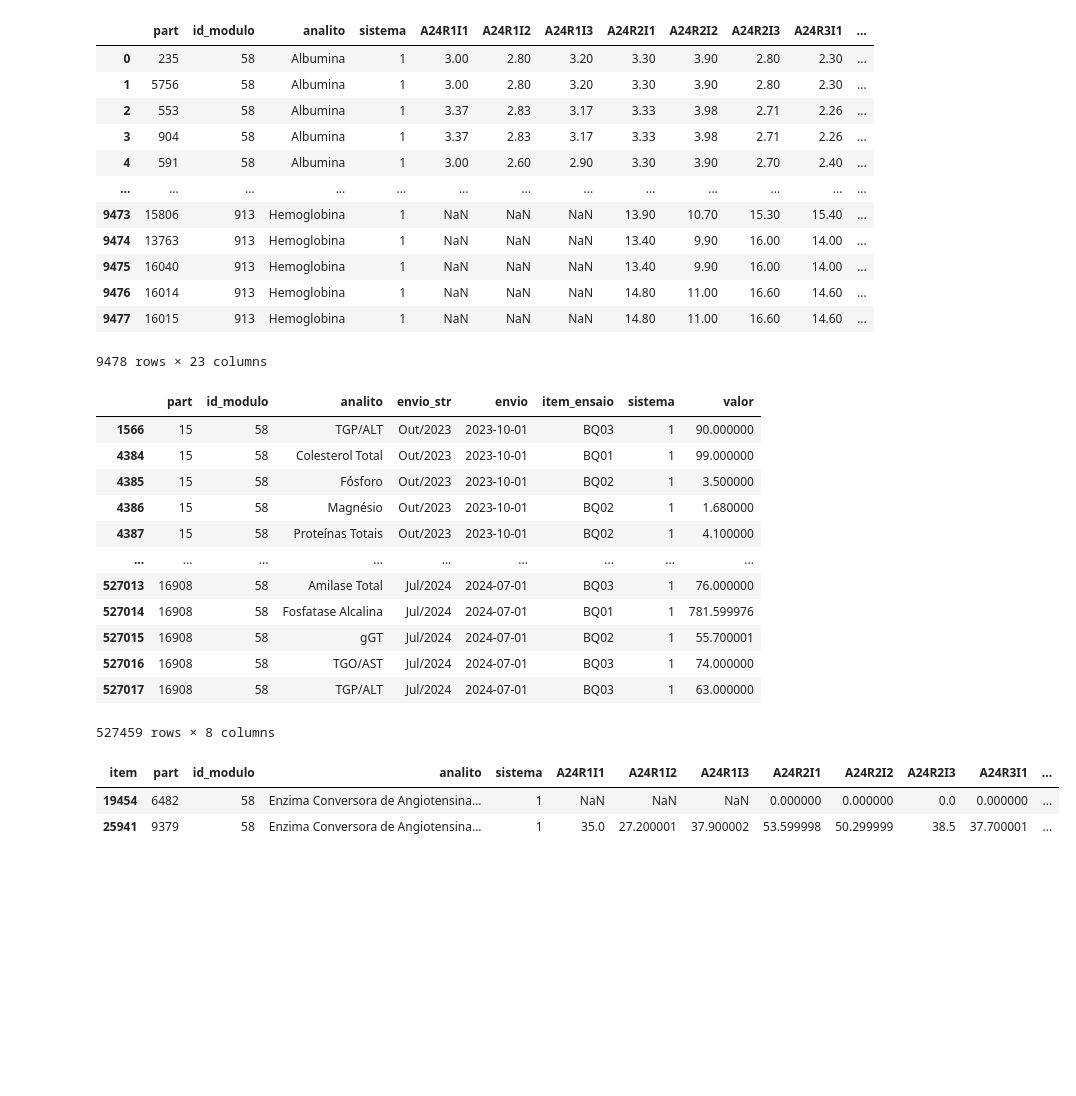
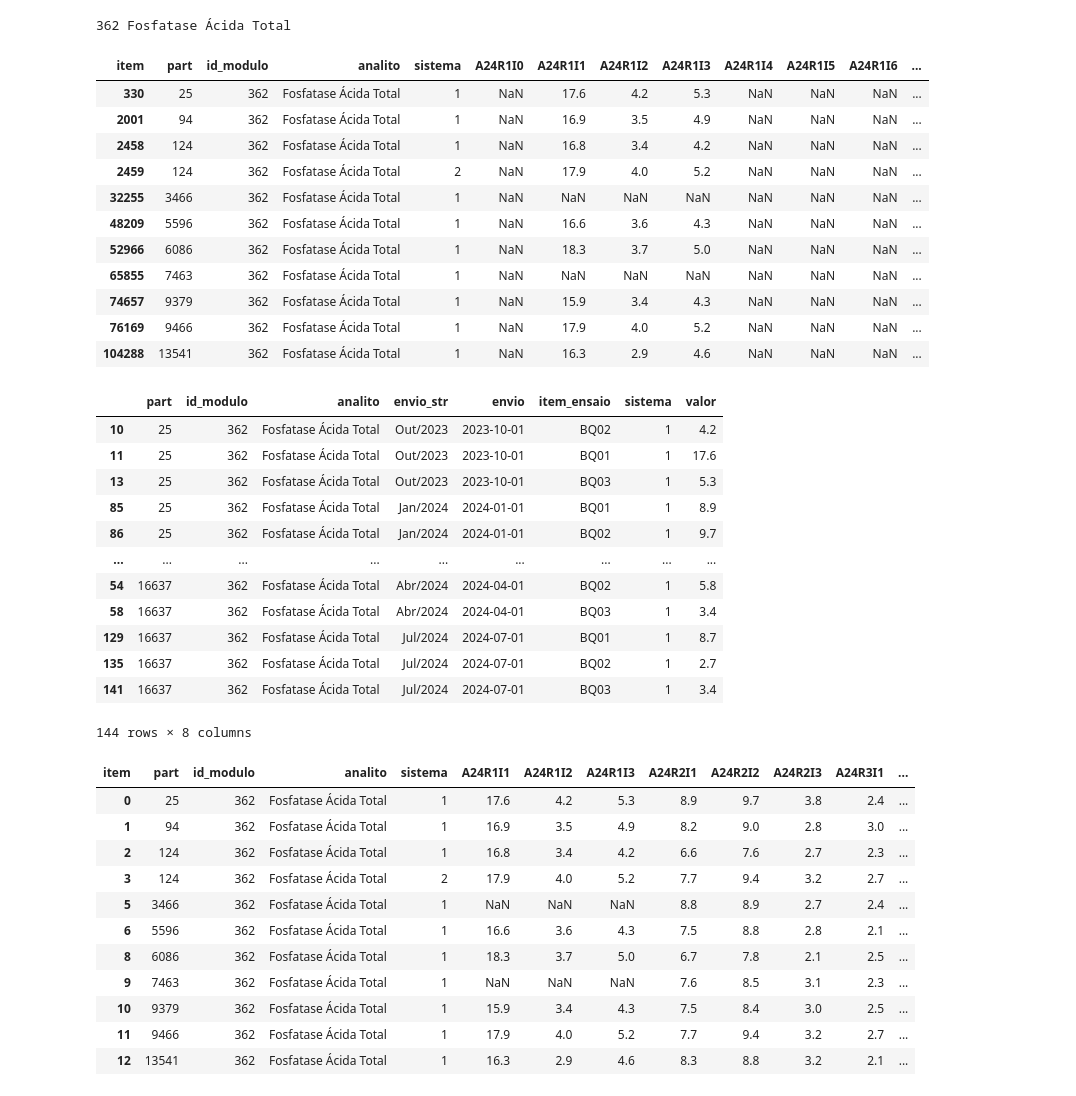
Before and after one commit to BrunoSantos14/Estudo-Colusao, a Jupyter notebook: teste.ipynb, the cells around one changed output. Saved outputs shown, nothing was run; the diff lists cells and outputs as text; code cells hidden in the pictures; blank space fills up the shorter version.

```diff
--- a/teste.ipynb
+++ b/teste.ipynb
@@ -6,23 +6,23 @@ from estudo import Estudo
 
 Estudo(
     ano = 2024,
-    id_modulo = [58],
+    id_modulo = None,
     analito = None
 ).run()
 # %% [output]
+362 Fosfatase Ácida Total
-|  | part | id_modulo | analito | sistema | A24R1I1 | A24R1I2 | A24R1I3 | A24R2I1 | A24R2I2 | A24R2I3 | A24R3I1 | ... |
-| 0 | 235 | 58 | Albumina | 1 | 3.00 | 2.80 | 3.20 | 3.30 | 3.90 | 2.80 | 2.30 | ... |
-| 1 | 5756 | 58 | Albumina | 1 | 3.00 | 2.80 | 3.20 | 3.30 | 3.90 | 2.80 | 2.30 | ... |
-| 2 | 553 | 58 | Albumina | 1 | 3.37 | 2.83 | 3.17 | 3.33 | 3.98 | 2.71 | 2.26 | ... |
-| 3 | 904 | 58 | Albumina | 1 | 3.37 | 2.83 | 3.17 | 3.33 | 3.98 | 2.71 | 2.26 | ... |
-| 4 | 591 | 58 | Albumina | 1 | 3.00 | 2.60 | 2.90 | 3.30 | 3.90 | 2.70 | 2.40 | ... |
-| ... | ... | ... | ... | ... | ... | ... | ... | ... | ... | ... | ... | ... |
-| 9473 | 15806 | 913 | Hemoglobina | 1 | NaN | NaN | NaN | 13.90 | 10.70 | 15.30 | 15.40 | ... |
-| 9474 | 13763 | 913 | Hemoglobina | 1 | NaN | NaN | NaN | 13.40 | 9.90 | 16.00 | 14.00 | ... |
-| 9475 | 16040 | 913 | Hemoglobina | 1 | NaN | NaN | NaN | 13.40 | 9.90 | 16.00 | 14.00 | ... |
-| 9476 | 16014 | 913 | Hemoglobina | 1 | NaN | NaN | NaN | 14.80 | 11.00 | 16.60 | 14.60 | ... |
-| 9477 | 16015 | 913 | Hemoglobina | 1 | NaN | NaN | NaN | 14.80 | 11.00 | 16.60 | 14.60 | ... |
+| item | part | id_modulo | analito | sistema | A24R1I0 | A24R1I1 | A24R1I2 | A24R1I3 | A24R1I4 | A24R1I5 | A24R1I6 | ... |
+| 330 | 25 | 362 | Fosfatase Ácida Total | 1 | NaN | 17.6 | 4.2 | 5.3 | NaN | NaN | NaN | ... |
+| 2001 | 94 | 362 | Fosfatase Ácida Total | 1 | NaN | 16.9 | 3.5 | 4.9 | NaN | NaN | NaN | ... |
+| 2458 | 124 | 362 | Fosfatase Ácida Total | 1 | NaN | 16.8 | 3.4 | 4.2 | NaN | NaN | NaN | ... |
+| 2459 | 124 | 362 | Fosfatase Ácida Total | 2 | NaN | 17.9 | 4.0 | 5.2 | NaN | NaN | NaN | ... |
+| 32255 | 3466 | 362 | Fosfatase Ácida Total | 1 | NaN | NaN | NaN | NaN | NaN | NaN | NaN | ... |
+| 48209 | 5596 | 362 | Fosfatase Ácida Total | 1 | NaN | 16.6 | 3.6 | 4.3 | NaN | NaN | NaN | ... |
+| 52966 | 6086 | 362 | Fosfatase Ácida Total | 1 | NaN | 18.3 | 3.7 | 5.0 | NaN | NaN | NaN | ... |
+| 65855 | 7463 | 362 | Fosfatase Ácida Total | 1 | NaN | NaN | NaN | NaN | NaN | NaN | NaN | ... |
+| 74657 | 9379 | 362 | Fosfatase Ácida Total | 1 | NaN | 15.9 | 3.4 | 4.3 | NaN | NaN | NaN | ... |
+| 76169 | 9466 | 362 | Fosfatase Ácida Total | 1 | NaN | 17.9 | 4.0 | 5.2 | NaN | NaN | NaN | ... |
+| 104288 | 13541 | 362 | Fosfatase Ácida Total | 1 | NaN | 16.3 | 2.9 | 4.6 | NaN | NaN | NaN | ... |
-9478 rows × 23 columns
 # %%
 from utils import Data
 
@@ -31,29 +31,38 @@ data = Data()
 # parceiros = data.get_parceiros()
 # modulos = data.get_modulos()
 # %%
-df = data.get_data(ano = 2024, id_modulo = [58], analito = None)
+df = data.get_data(ano = 2024, id_modulo = [362], analito = ['Fosfatase Ácida Total'])
 df.sort_values(['part','envio'])
 # %% [output]
 |  | part | id_modulo | analito | envio_str | envio | item_ensaio | sistema | valor |
-| 1566 | 15 | 58 | TGP/ALT | Out/2023 | 2023-10-01 | BQ03 | 1 | 90.000000 |
-| 4384 | 15 | 58 | Colesterol Total | Out/2023 | 2023-10-01 | BQ01 | 1 | 99.000000 |
-| 4385 | 15 | 58 | Fósforo | Out/2023 | 2023-10-01 | BQ02 | 1 | 3.500000 |
-| 4386 | 15 | 58 | Magnésio | Out/2023 | 2023-10-01 | BQ02 | 1 | 1.680000 |
-| 4387 | 15 | 58 | Proteínas Totais | Out/2023 | 2023-10-01 | BQ02 | 1 | 4.100000 |
+| 10 | 25 | 362 | Fosfatase Ácida Total | Out/2023 | 2023-10-01 | BQ02 | 1 | 4.2 |
+| 11 | 25 | 362 | Fosfatase Ácida Total | Out/2023 | 2023-10-01 | BQ01 | 1 | 17.6 |
+| 13 | 25 | 362 | Fosfatase Ácida Total | Out/2023 | 2023-10-01 | BQ03 | 1 | 5.3 |
+| 85 | 25 | 362 | Fosfatase Ácida Total | Jan/2024 | 2024-01-01 | BQ01 | 1 | 8.9 |
+| 86 | 25 | 362 | Fosfatase Ácida Total | Jan/2024 | 2024-01-01 | BQ02 | 1 | 9.7 |
 | ... | ... | ... | ... | ... | ... | ... | ... | ... |
-| 527013 | 16908 | 58 | Amilase Total | Jul/2024 | 2024-07-01 | BQ03 | 1 | 76.000000 |
-| 527014 | 16908 | 58 | Fosfatase Alcalina | Jul/2024 | 2024-07-01 | BQ01 | 1 | 781.599976 |
-| 527015 | 16908 | 58 | gGT | Jul/2024 | 2024-07-01 | BQ02 | 1 | 55.700001 |
-| 527016 | 16908 | 58 | TGO/AST | Jul/2024 | 2024-07-01 | BQ03 | 1 | 74.000000 |
-| 527017 | 16908 | 58 | TGP/ALT | Jul/2024 | 2024-07-01 | BQ03 | 1 | 63.000000 |
+| 54 | 16637 | 362 | Fosfatase Ácida Total | Abr/2024 | 2024-04-01 | BQ02 | 1 | 5.8 |
+| 58 | 16637 | 362 | Fosfatase Ácida Total | Abr/2024 | 2024-04-01 | BQ03 | 1 | 3.4 |
+| 129 | 16637 | 362 | Fosfatase Ácida Total | Jul/2024 | 2024-07-01 | BQ01 | 1 | 8.7 |
+| 135 | 16637 | 362 | Fosfatase Ácida Total | Jul/2024 | 2024-07-01 | BQ02 | 1 | 2.7 |
+| 141 | 16637 | 362 | Fosfatase Ácida Total | Jul/2024 | 2024-07-01 | BQ03 | 1 | 3.4 |
-527459 rows × 8 columns
+144 rows × 8 columns
 # %%
 from utils import PreProcessamento
 
 prepross = PreProcessamento(df)
-df_tratado = prepross.get_data().query('analito=="Enzima Conversora de Angiotensina (ECA)"')
+df_tratado = prepross.get_data()
 df_tratado
 # %% [output]
 | item | part | id_modulo | analito | sistema | A24R1I1 | A24R1I2 | A24R1I3 | A24R2I1 | A24R2I2 | A24R2I3 | A24R3I1 | ... |
-| 19454 | 6482 | 58 | Enzima Conversora de Angiotensina... | 1 | NaN | NaN | NaN | 0.000000 | 0.000000 | 0.0 | 0.000000 | ... |
-| 25941 | 9379 | 58 | Enzima Conversora de Angiotensina... | 1 | 35.0 | 27.200001 | 37.900002 | 53.599998 | 50.299999 | 38.5 | 37.700001 | ... |
+| 0 | 25 | 362 | Fosfatase Ácida Total | 1 | 17.6 | 4.2 | 5.3 | 8.9 | 9.7 | 3.8 | 2.4 | ... |
+| 1 | 94 | 362 | Fosfatase Ácida Total | 1 | 16.9 | 3.5 | 4.9 | 8.2 | 9.0 | 2.8 | 3.0 | ... |
+| 2 | 124 | 362 | Fosfatase Ácida Total | 1 | 16.8 | 3.4 | 4.2 | 6.6 | 7.6 | 2.7 | 2.3 | ... |
+| 3 | 124 | 362 | Fosfatase Ácida Total | 2 | 17.9 | 4.0 | 5.2 | 7.7 | 9.4 | 3.2 | 2.7 | ... |
+| 5 | 3466 | 362 | Fosfatase Ácida Total | 1 | NaN | NaN | NaN | 8.8 | 8.9 | 2.7 | 2.4 | ... |
+| 6 | 5596 | 362 | Fosfatase Ácida Total | 1 | 16.6 | 3.6 | 4.3 | 7.5 | 8.8 | 2.8 | 2.1 | ... |
+| 8 | 6086 | 362 | Fosfatase Ácida Total | 1 | 18.3 | 3.7 | 5.0 | 6.7 | 7.8 | 2.1 | 2.5 | ... |
+| 9 | 7463 | 362 | Fosfatase Ácida Total | 1 | NaN | NaN | NaN | 7.6 | 8.5 | 3.1 | 2.3 | ... |
+| 10 | 9379 | 362 | Fosfatase Ácida Total | 1 | 15.9 | 3.4 | 4.3 | 7.5 | 8.4 | 3.0 | 2.5 | ... |
+| 11 | 9466 | 362 | Fosfatase Ácida Total | 1 | 17.9 | 4.0 | 5.2 | 7.7 | 9.4 | 3.2 | 2.7 | ... |
+| 12 | 13541 | 362 | Fosfatase Ácida Total | 1 | 16.3 | 2.9 | 4.6 | 8.3 | 8.8 | 3.2 | 2.1 | ... |
```
Also changed, not shown: parts of 1 cell of this notebook, 1 other file.
